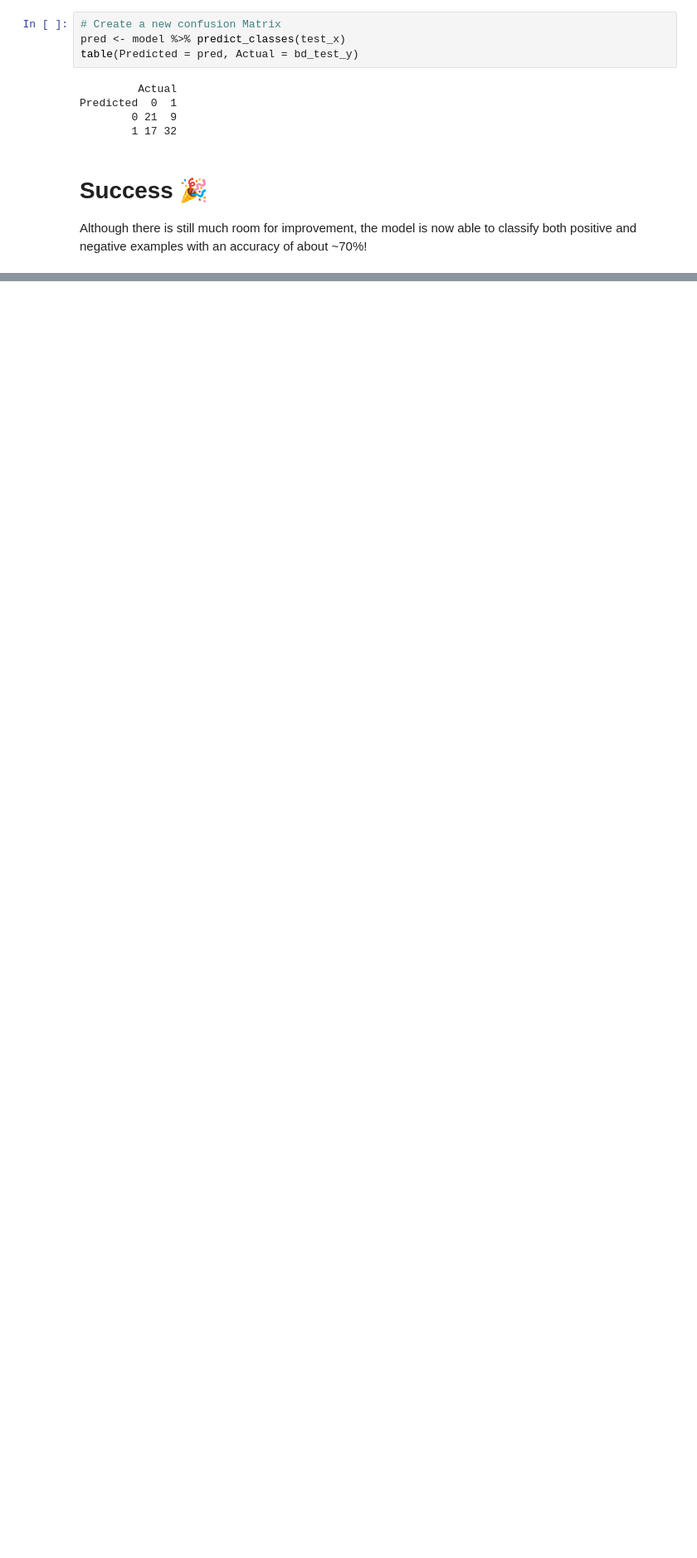
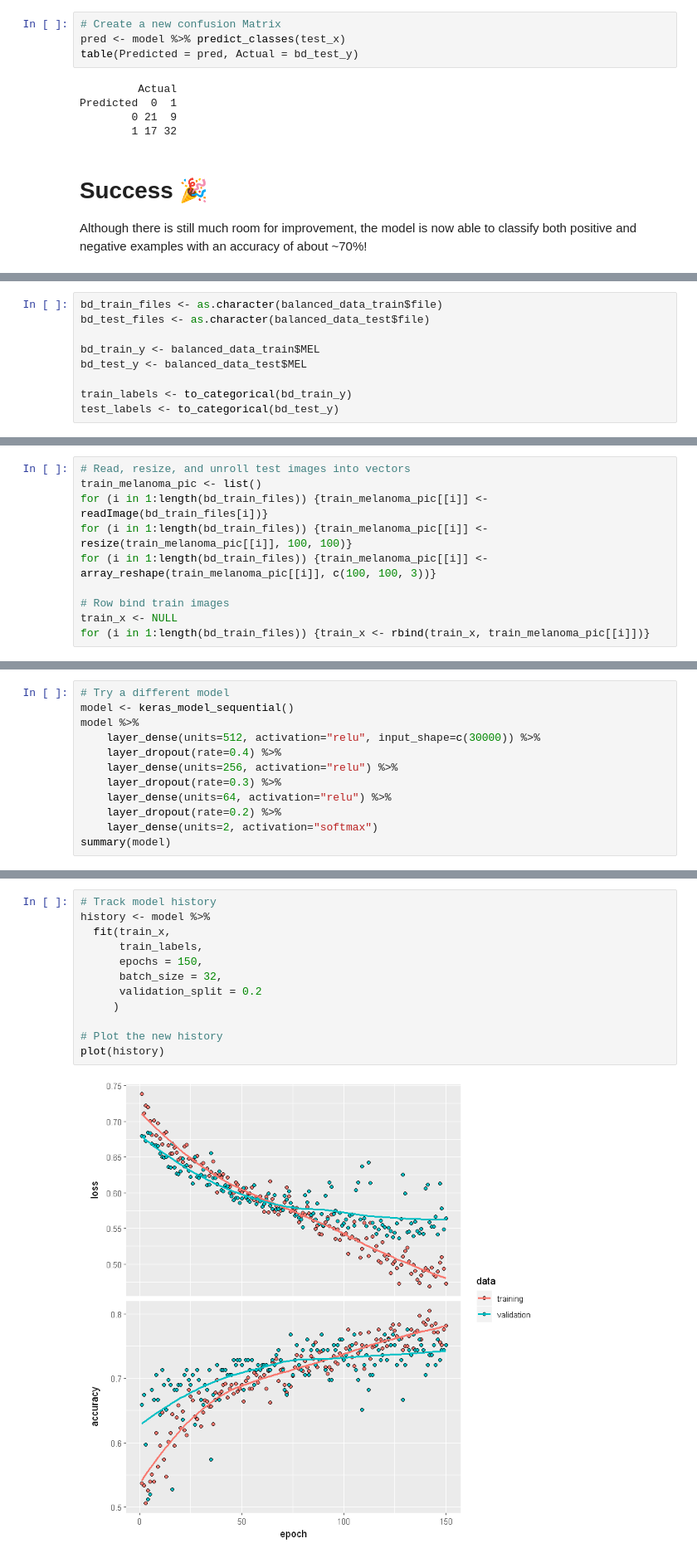
Before and after one commit to alif-munim/r-tensorflow, a Jupyter notebook: melanoma-classification/melanoma-classification.ipynb, the cells around one changed output, grey strips where cells are left out. Shown at 83% size. Drawn from its saved outputs; the diff is of its cells as text; blank space fills up the shorter version.

Commit message:
Experiment with data, hyperparameters

```diff
--- a/melanoma-classification/melanoma-classification.ipynb
+++ b/melanoma-classification/melanoma-classification.ipynb
@@ -492,0 +572,9 @@ Although there is still much room for improvement, the model is now able to clas
+# %%
+bd_train_files <- as.character(balanced_data_train$file)
+bd_test_files <- as.character(balanced_data_test$file)
+
+bd_train_y <- balanced_data_train$MEL
+bd_test_y <- balanced_data_test$MEL
+
+train_labels <- to_categorical(bd_train_y)
+test_labels <- to_categorical(bd_test_y)
@@ -492,0 +588,10 @@ Although there is still much room for improvement, the model is now able to clas
+# %%
+# Read, resize, and unroll test images into vectors
+train_melanoma_pic <- list()
+for (i in 1:length(bd_train_files)) {train_melanoma_pic[[i]] <- readImage(bd_train_files[i])}
+for (i in 1:length(bd_train_files)) {train_melanoma_pic[[i]] <- resize(train_melanoma_pic[[i]], 100, 100)}
+for (i in 1:length(bd_train_files)) {train_melanoma_pic[[i]] <- array_reshape(train_melanoma_pic[[i]], c(100, 100, 3))}
+
+# Row bind train images
+train_x <- NULL
+for (i in 1:length(bd_train_files)) {train_x <- rbind(train_x, train_melanoma_pic[[i]])}
@@ -492,0 +608,12 @@ Although there is still much room for improvement, the model is now able to clas
+# %%
+# Try a different model
+model <- keras_model_sequential()
+model %>%
+    layer_dense(units=512, activation="relu", input_shape=c(30000)) %>%
+    layer_dropout(rate=0.4) %>%
+    layer_dense(units=256, activation="relu") %>%
+    layer_dropout(rate=0.3) %>%
+    layer_dense(units=64, activation="relu") %>%
+    layer_dropout(rate=0.2) %>%
+    layer_dense(units=2, activation="softmax")
+summary(model)
@@ -492,0 +644,14 @@ Although there is still much room for improvement, the model is now able to clas
+# %%
+# Track model history
+history <- model %>%
+  fit(train_x,
+      train_labels,
+      epochs = 150,
+      batch_size = 32,
+      validation_split = 0.2
+     )
+
+# Plot the new history
+plot(history)
+# %% [output]
+[figure, added]
```
Also changed, not shown: parts of 21 cells of this notebook.
